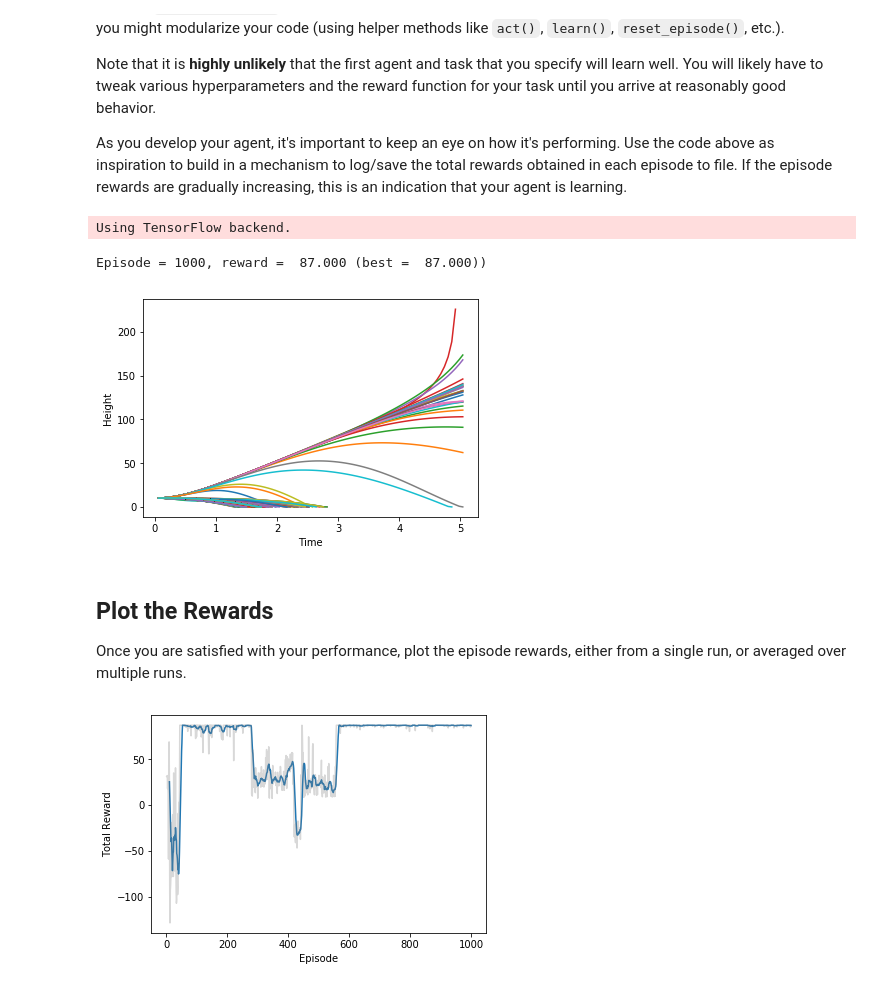
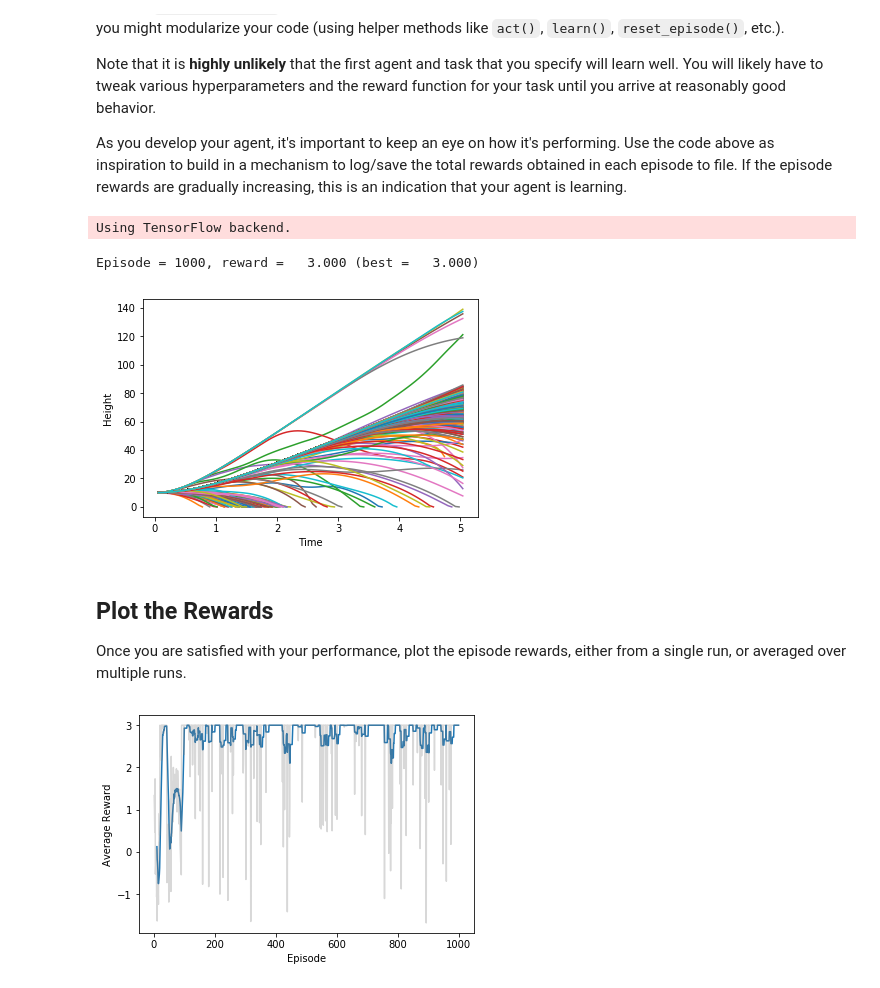
Before and after one commit to yokolet/rl-project, a Jupyter notebook: Quadcopter_Project.ipynb, the cells around one changed output. Cells and saved outputs as stored; diff of their text form; code cells hidden in the pictures.

```diff
--- a/Quadcopter_Project.ipynb
+++ b/Quadcopter_Project.ipynb
@@ -245,43 +246,42 @@ task = Task(init_pose, init_velocities, init_angle_velocities, runtime, target_p
 
 num_episodes = 1000
 #num_episodes = 5
 agent = Agent(task)
-rewards_list=[]
-best_reward = None
+avg_reward_list=[]
 
 for i_episode in range(1, num_episodes+1):
     results = {x : [] for x in labels}
     state = agent.reset_episode() # start a new episode
     total_reward = 0
+    count = 0
     while True:
         action = agent.act(state)
         next_state, reward, done = task.step(action, opt=True)
         to_write = [task.sim.time] + \
                 list(task.sim.pose) + \
                 list(task.sim.v) + \
                 list(task.sim.angular_v) + \
                 list(action)
         for ii in range(len(labels)):
             results[labels[ii]].append(to_write[ii])
 
         agent.step(action, reward, next_state, done)
         state = next_state
         total_reward += reward
+        count += 1
         if done:
-            rewards_list.append((i_episode, total_reward))
-            if not best_reward:
-                best_reward = total_reward
-            if total_reward > best_reward:
-                best_reward = total_reward
+            avg_reward = total_reward / float(count)
+            avg_reward_list.append((i_episode, avg_reward))
+            agent.update_score(avg_reward)
             print("\rEpisode = {:4d}, reward = {:7.3f} (best = {:7.3f})".format(
-                i_episode, rewards_list[-1][1], best_reward), end="")  # [debug]
+                i_episode, avg_reward_list[-1][1], agent.best_score), end="")  # [debug]
             break
     sys.stdout.flush()
     plot_hight(results)
 # %% [output]
 Using TensorFlow backend.
-Episode = 1000, reward =  87.000 (best =  87.000))
+Episode = 1000, reward =   3.000 (best =   3.000)
-[figure, old version]
+[figure, new version]
 # %% [markdown]
 ## Plot the Rewards
 
@@ -301,5 +301,5 @@ def plot_rewards(rewards_list):
 # %%
 ## TODO: Plot the rewards.
-plot_rewards(rewards_list)
+plot_rewards(avg_reward_list)
 # %% [output]
-[figure, old version]
+[figure, new version]
```
Also changed, not shown: parts of 17 cells of this notebook, 5 other files.
